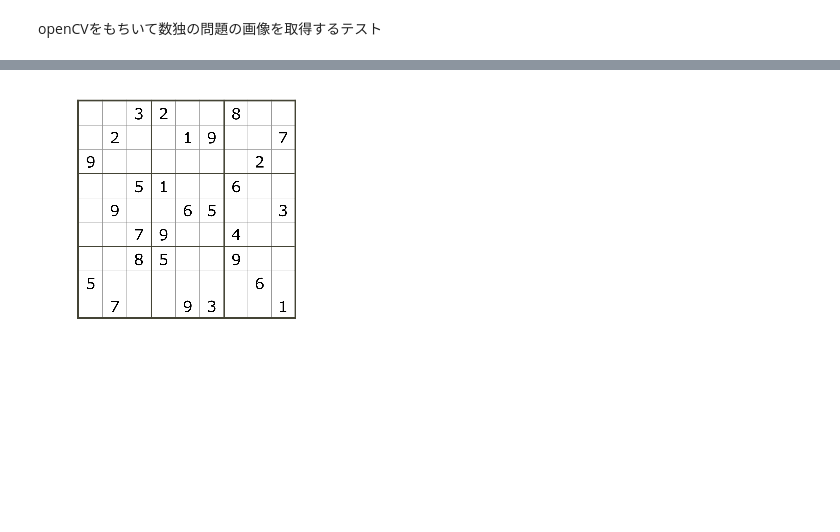
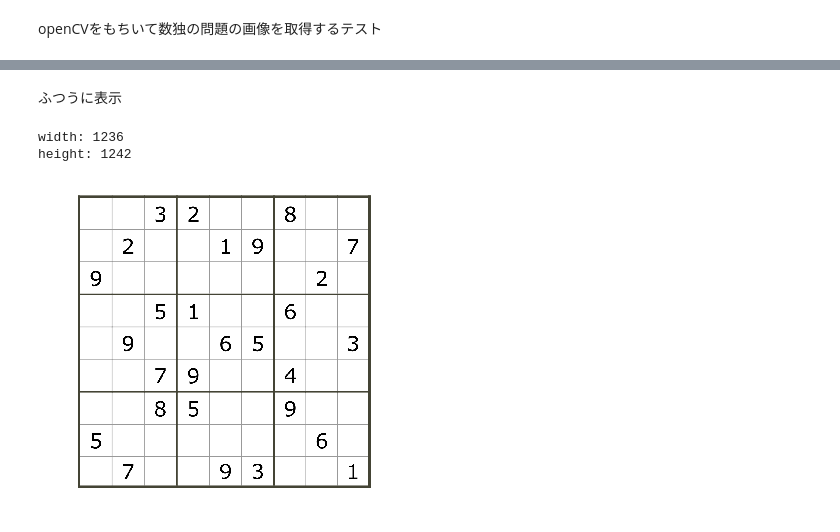
Before and after one commit to aichizokkoku/sudoku, a Jupyter notebook: test.ipynb, the cells around one changed output, grey strips where cells are left out. Cells and saved outputs as stored; diff of their text form; code cells hidden in the pictures; blank space fills up the shorter version.

```diff
--- a/test.ipynb
+++ b/test.ipynb
@@ -5,10 +13,20 @@ openCVをもちいて数独の問題の画像を取得するテスト
+# %% [markdown]
+ふつうに表示
 # %%
 import cv2
 import matplotlib.pyplot as plt
 
 img = cv2.imread("sudoku.png")
+
+height, width = img.shape[:2]
+
+print("width: " + str(width))
+print("height: " + str(height))
+
 plt.axis("off")
 plt.imshow(cv2.cvtColor(img, cv2.COLOR_BGR2RGB))
 plt.show()
 # %% [output]
+width: 1236
+height: 1242
-[figure, old version]
+[figure, new version]
```
Also changed, not shown: parts of 15 cells of this notebook.
